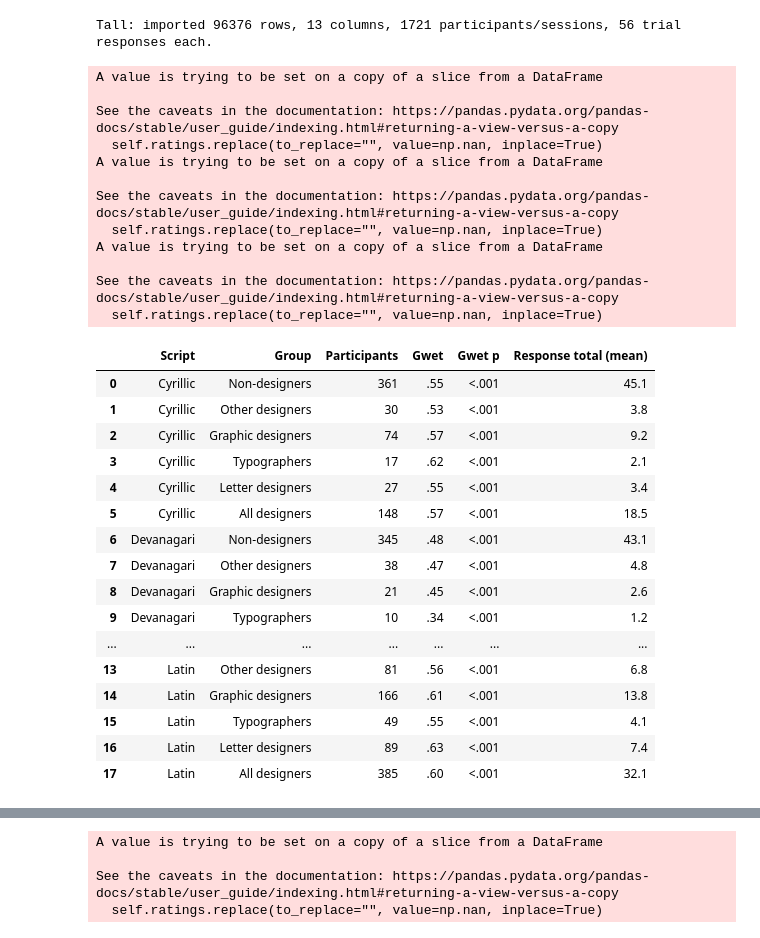
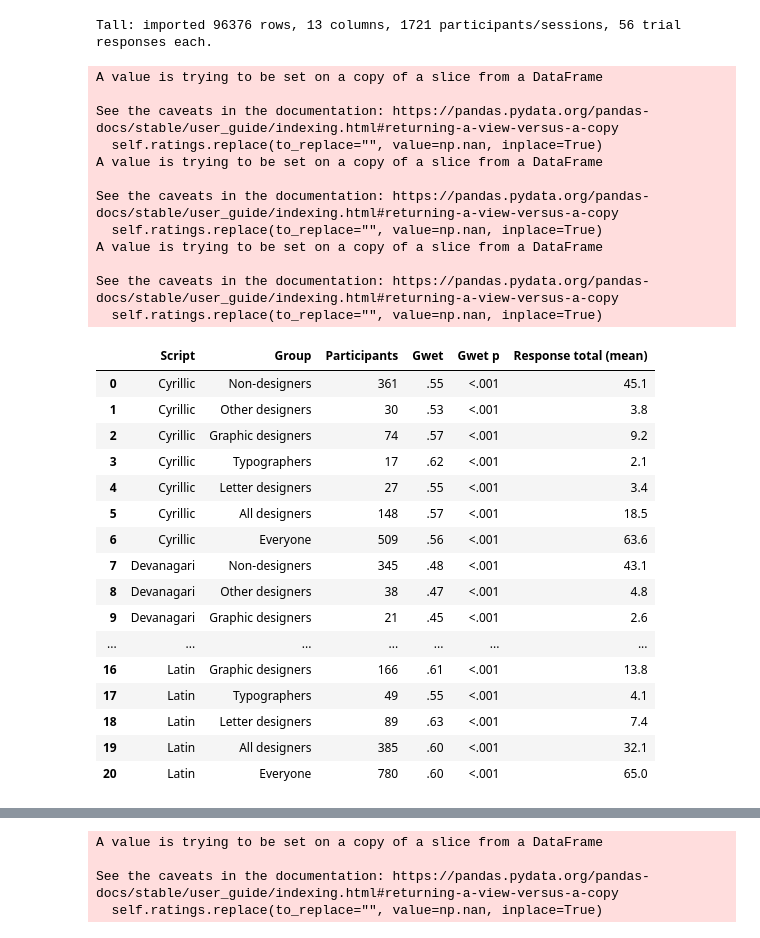
Before and after one commit to MrBrezina/context-sensitive-visual-similarity, a Jupyter notebook: data/participants-agreement_effects-of-expertise-fluency-nativity.ipynb, the cells around one changed output, grey strips where cells are left out. Saved outputs shown, nothing was run; the diff lists cells and outputs as text; code cells hidden in the pictures.

```diff
--- a/data/participants-agreement_effects-of-expertise-fluency-nativity.ipynb
+++ b/data/participants-agreement_effects-of-expertise-fluency-nativity.ipynb
@@ -91,6 +91,7 @@ data_wide[("control", "control", "native in script")] = (data_wide[("control", "
 
 SCRIPTS = ["cyrillic", "devanagari", "latin"]
 DESIGNERS = ["Graphic designer", "Other designer", "Typographer", "Letter designer"]
+EVERYONE = ["Non-designer", "Graphic designer", "Other designer", "Typographer", "Letter designer"]
 TYPEFACES = {script: sorted(data[data["script"] == script]["typeface"].drop_duplicates().values) for script in SCRIPTS}
 CHARS = sorted(data["response"].drop_duplicates().values)
 # %%
@@ -120,8 +121,6 @@ COLS = [  # to get a nice order in the result reports
   "Spearman p",
   "Gwet p",
   "Response total (mean)",
-  "Test1",
-  "Test2",
 ]
 
 def format_small(p, p_val=False):
@@ -172,6 +171,7 @@ for script in SCRIPTS:
     ("design skills", "Typographer"),
     ("design skills", "Letter designer"),
     ("design skills", DESIGNERS),
+    ("design skills", EVERYONE),
   ]:
     row_results = {}
     # subset the wide dataset
@@ -205,51 +205,49 @@ for script in SCRIPTS:
     elif groupby.startswith("design"):
       if value == DESIGNERS:
         group_nice = "All designers"
-      # elif value == NON_DESIGNERS:
-      #   group_nice = "Non-designers"
-      # elif value == LETTER_DESIGNERS:
-      #   group_nice = "Letter designers"
+      elif value == EVERYONE:
+        group_nice = "Everyone"
       else:
         group_nice = f"{value}s"  # plural of exact value
 
     row_results["Script"] = script.title()
     row_results["Group"] = group_nice
     row_results["Participants"] = f"{len(adata)}"
 
     results.append(pd.Series(row_results, index=COLS))
 results = pd.concat(results, axis=1).dropna(how="all").fillna("—")
 display(results.T)
 results.T.to_csv("csv/agreement_design-expertise_groups.csv")
 # %% [output]
 A value is trying to be set on a copy of a slice from a DataFrame
 
 See the caveats in the documentation: https://pandas.pydata.org/pandas-docs/stable/user_guide/indexing.html#returning-a-view-versus-a-copy
   self.ratings.replace(to_replace="", value=np.nan, inplace=True)
 A value is trying to be set on a copy of a slice from a DataFrame
 
 See the caveats in the documentation: https://pandas.pydata.org/pandas-docs/stable/user_guide/indexing.html#returning-a-view-versus-a-copy
   self.ratings.replace(to_replace="", value=np.nan, inplace=True)
 A value is trying to be set on a copy of a slice from a DataFrame
 
 See the caveats in the documentation: https://pandas.pydata.org/pandas-docs/stable/user_guide/indexing.html#returning-a-view-versus-a-copy
   self.ratings.replace(to_replace="", value=np.nan, inplace=True)
 |  | Script | Group | Participants | Gwet | Gwet p | Response total (mean) |
 | 0 | Cyrillic | Non-designers | 361 | .55 | <.001 | 45.1 |
 | 1 | Cyrillic | Other designers | 30 | .53 | <.001 | 3.8 |
 | 2 | Cyrillic | Graphic designers | 74 | .57 | <.001 | 9.2 |
 | 3 | Cyrillic | Typographers | 17 | .62 | <.001 | 2.1 |
 | 4 | Cyrillic | Letter designers | 27 | .55 | <.001 | 3.4 |
 | 5 | Cyrillic | All designers | 148 | .57 | <.001 | 18.5 |
-| 6 | Devanagari | Non-designers | 345 | .48 | <.001 | 43.1 |
-| 7 | Devanagari | Other designers | 38 | .47 | <.001 | 4.8 |
-| 8 | Devanagari | Graphic designers | 21 | .45 | <.001 | 2.6 |
-| 9 | Devanagari | Typographers | 10 | .34 | <.001 | 1.2 |
+| 6 | Cyrillic | Everyone | 509 | .56 | <.001 | 63.6 |
+| 7 | Devanagari | Non-designers | 345 | .48 | <.001 | 43.1 |
+| 8 | Devanagari | Other designers | 38 | .47 | <.001 | 4.8 |
+| 9 | Devanagari | Graphic designers | 21 | .45 | <.001 | 2.6 |
 | ... | ... | ... | ... | ... | ... | ... |
-| 13 | Latin | Other designers | 81 | .56 | <.001 | 6.8 |
-| 14 | Latin | Graphic designers | 166 | .61 | <.001 | 13.8 |
-| 15 | Latin | Typographers | 49 | .55 | <.001 | 4.1 |
-| 16 | Latin | Letter designers | 89 | .63 | <.001 | 7.4 |
-| 17 | Latin | All designers | 385 | .60 | <.001 | 32.1 |
+| 16 | Latin | Graphic designers | 166 | .61 | <.001 | 13.8 |
+| 17 | Latin | Typographers | 49 | .55 | <.001 | 4.1 |
+| 18 | Latin | Letter designers | 89 | .63 | <.001 | 7.4 |
+| 19 | Latin | All designers | 385 | .60 | <.001 | 32.1 |
+| 20 | Latin | Everyone | 780 | .60 | <.001 | 65.0 |
 # %%
 # Design expertise: compare between groups with hypothesis tests
 
```
Also changed, not shown: 2 other files.
